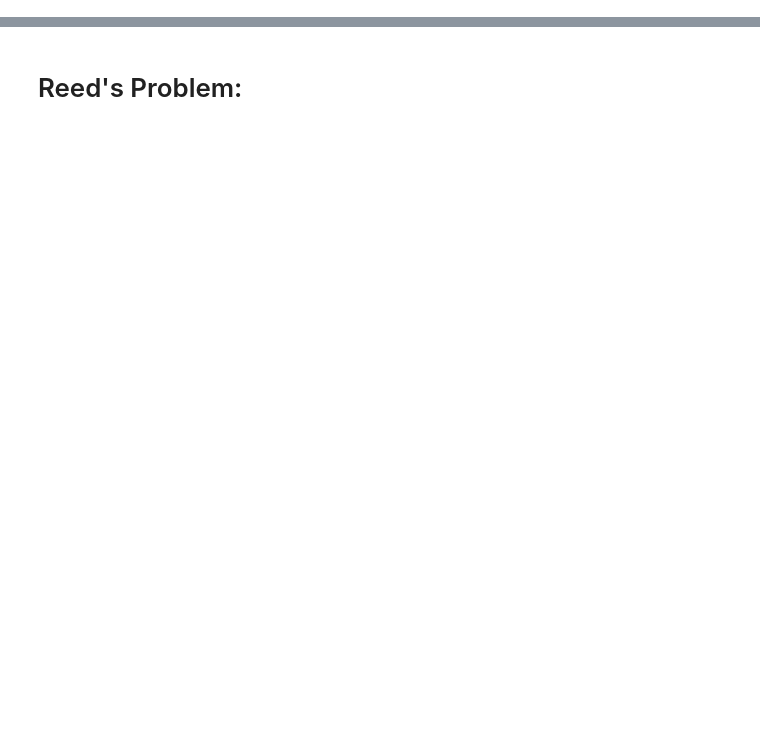
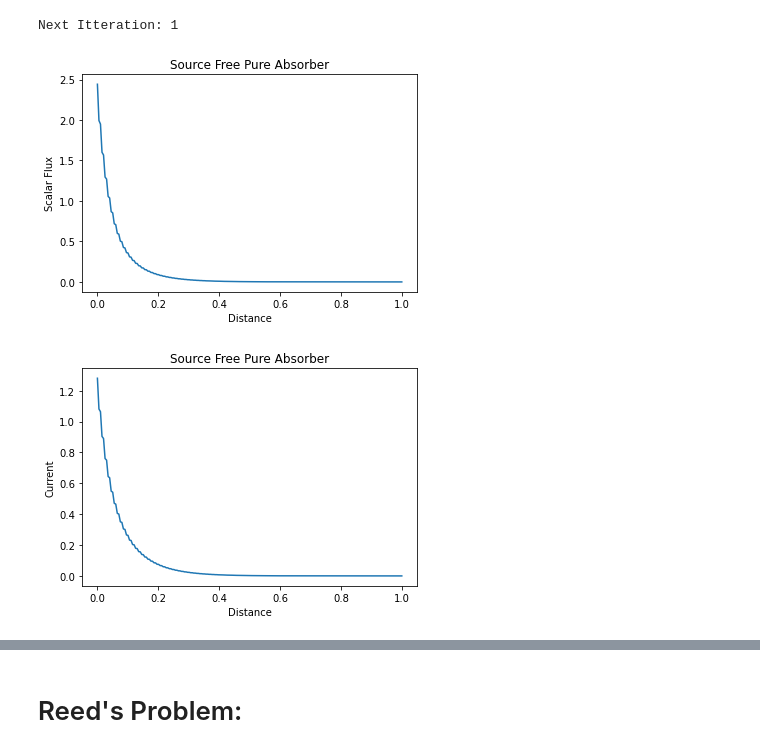
Before and after one commit to CEMeNT-PSAAP/Therefore, a Jupyter notebook: therefore_tests.ipynb, the cells around one changed output, grey strips where cells are left out. Saved outputs shown, nothing was run; the diff lists cells and outputs as text; code cells hidden in the pictures; blank space fills up the shorter version.

```diff
--- a/therefore_tests.ipynb
+++ b/therefore_tests.ipynb
@@ -0,0 +60,38 @@
+# %%
+# source free pure absorber
+
+sim_perams2 = {'data_type': data_type,
+              'N_angles': 4,
+              'L': L,
+              'N_mesh': N_mesh,
+              'boundary_condition_left': 'incident_iso',
+              'boundary_condition_right': 'vacuum',
+              'left_in_mag': 10,
+              'right_in_mag': 10,
+              'left_in_angle': 0,
+              'right_in_angle': 0}
+
+source_mesh = np.zeros(N_mesh, data_type)
+
+[scalar_flux, current] = therefore.SourceItteration(sim_perams2, dx_mesh, xsec_mesh, xsec_scatter_mesh, source_mesh)
+
+X = np.linspace(0, L, int(N_mesh*2))
+f+=1
+plt.figure(f)
+plt.title('Source Free Pure Absorber')
+plt.xlabel('Distance')
+plt.ylabel('Scalar Flux')
+plt.plot(X, scalar_flux)
+plt.show()
+
+f+=1
+plt.figure(f)
+plt.title('Source Free Pure Absorber')
+plt.xlabel('Distance')
+plt.ylabel('Current')
+plt.plot(X, current)
+plt.show()
+# %% [output]
+Next Itteration: 1
+[figure, added]
+[figure, added]
```
Also changed, not shown: parts of 7 cells of this notebook, 3 other files.
